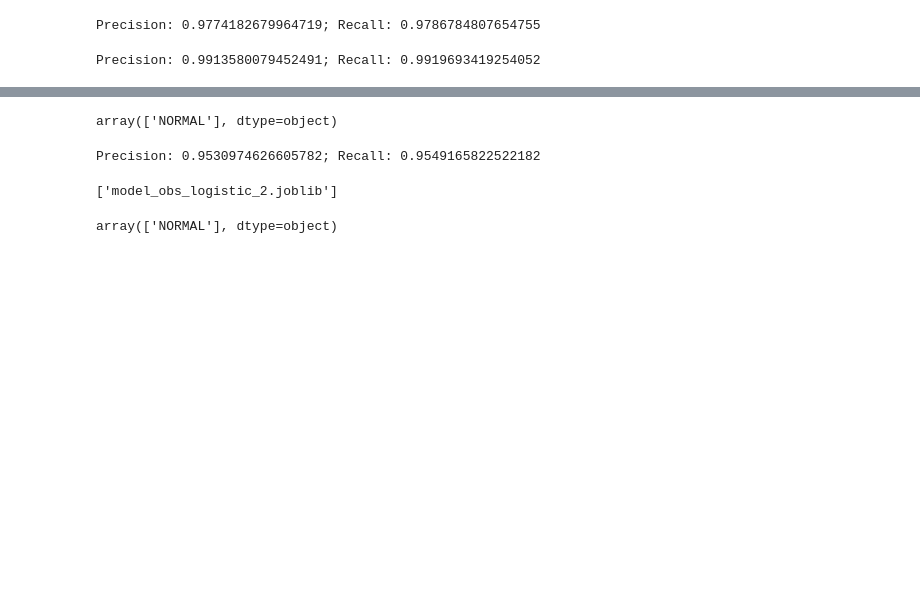
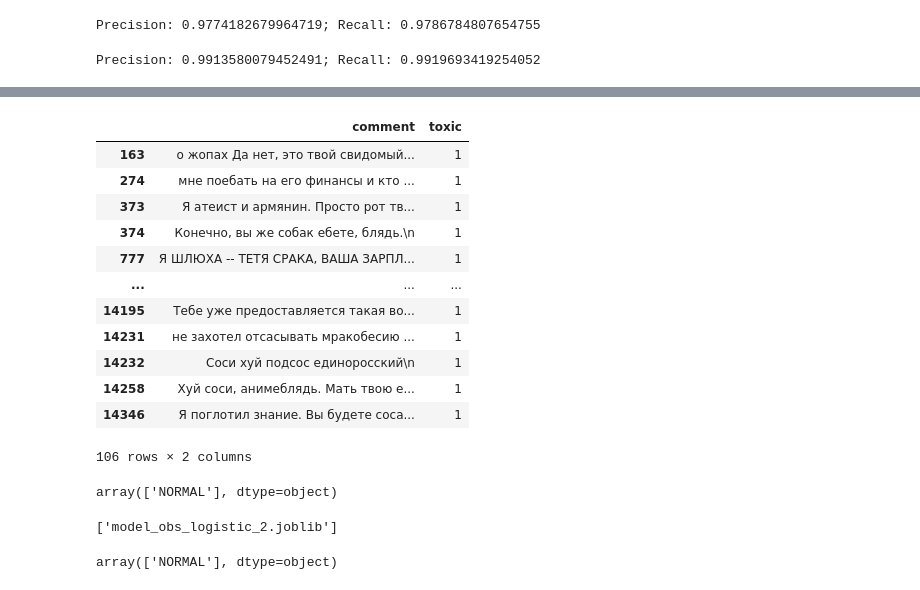
Before and after one commit to Egoluback/Toxic_Detector, a Jupyter notebook: Train.ipynb, the cells around one changed output, grey strips where cells are left out. Cells and saved outputs as stored; diff of their text form; code cells hidden in the pictures; blank space fills up the shorter version.

```diff
--- a/Train.ipynb
+++ b/Train.ipynb
@@ -258,11 +277,23 @@ Precision: 0.9913580079452491; Recall: 0.9919693419254052
+# %%
+df_2ch.iloc[np.where(models_pipeline["OBS"].predict(df_2ch.comment) == 1)]
+# %% [output]
+|  | comment | toxic |
+| 163 | о жопах Да нет, это твой свидомый... | 1 |
+| 274 | мне поебать на его финансы и кто ... | 1 |
+| 373 | Я атеист и армянин. Просто рот тв... | 1 |
+| 374 | Конечно, вы же собак ебете, блядь.\n | 1 |
+| 777 | Я ШЛЮХА -- ТЕТЯ СРАКА, ВАША ЗАРПЛ... | 1 |
+| ... | ... | ... |
+| 14195 | Тебе уже предоставляется такая во... | 1 |
+| 14231 | не захотел отсасывать мракобесию ... | 1 |
+| 14232 | Соси хуй подсос единоросский\n | 1 |
+| 14258 | Хуй соси, анимеблядь. Мать твою е... | 1 |
+| 14346 | Я поглотил знание. Вы будете соса... | 1 |
+106 rows × 2 columns
 # %%
 model_pipeline[0].predict(["всем привет"])
 # %% [output]
 array(['NORMAL'], dtype=object)
-# %%
-print("Precision: {}; Recall: {}".format(precision_score(y_true=y_test, y_pred=model_pipeline.predict(X_test), average = 'weighted'), recall_score(y_true=y_test, y_pred=model_pipeline.predict(X_test), average = 'weighted')))
-# %% [output]
-Precision: 0.9530974626605782; Recall: 0.9549165822522182
 # %%
 # prec, rec, thresholds = precision_recall_curve(y_test, model_pipeline.predict_proba(X_test).T[1])
 # %%
```
Also changed, not shown: parts of 11 cells of this notebook.
